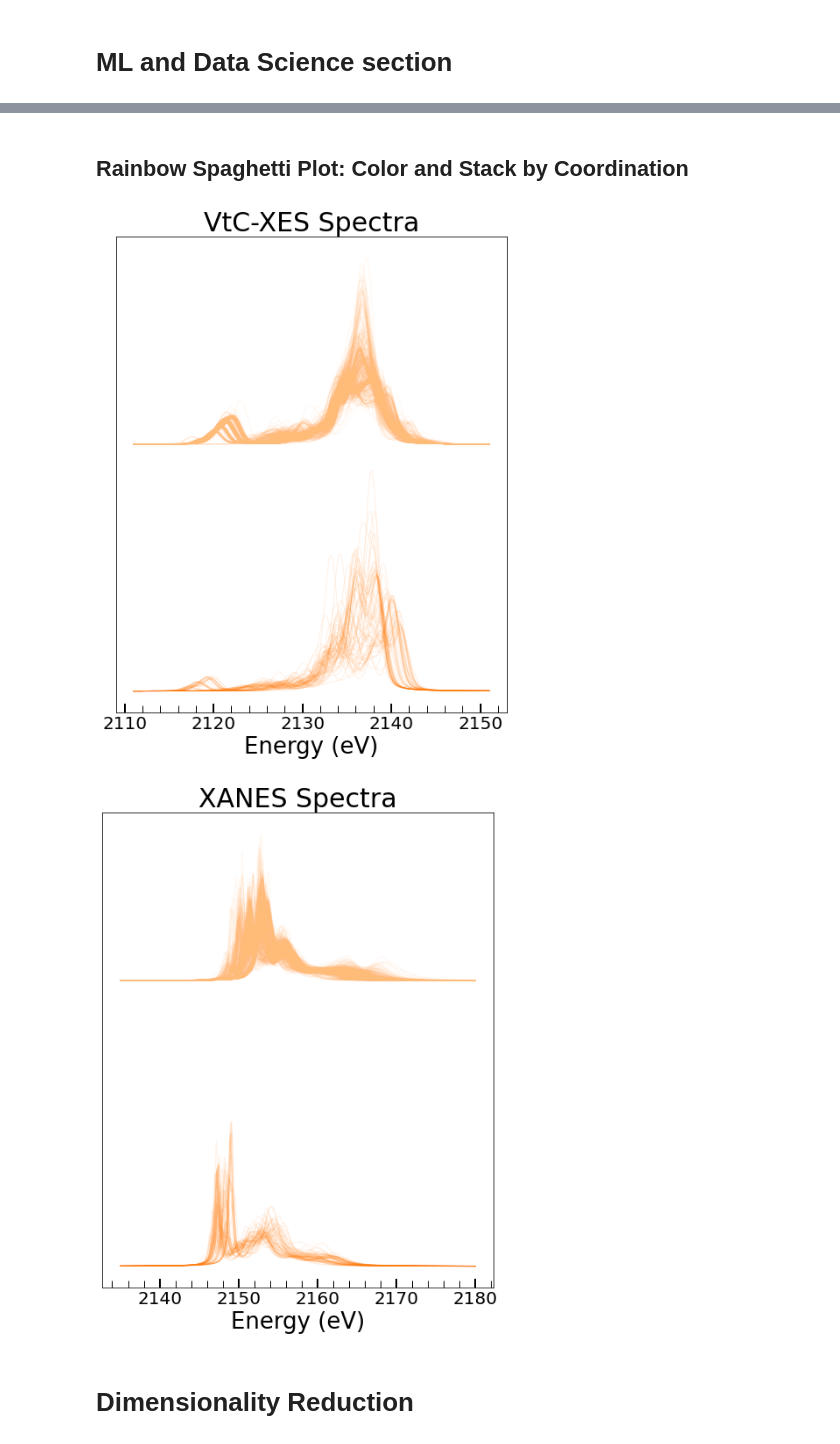
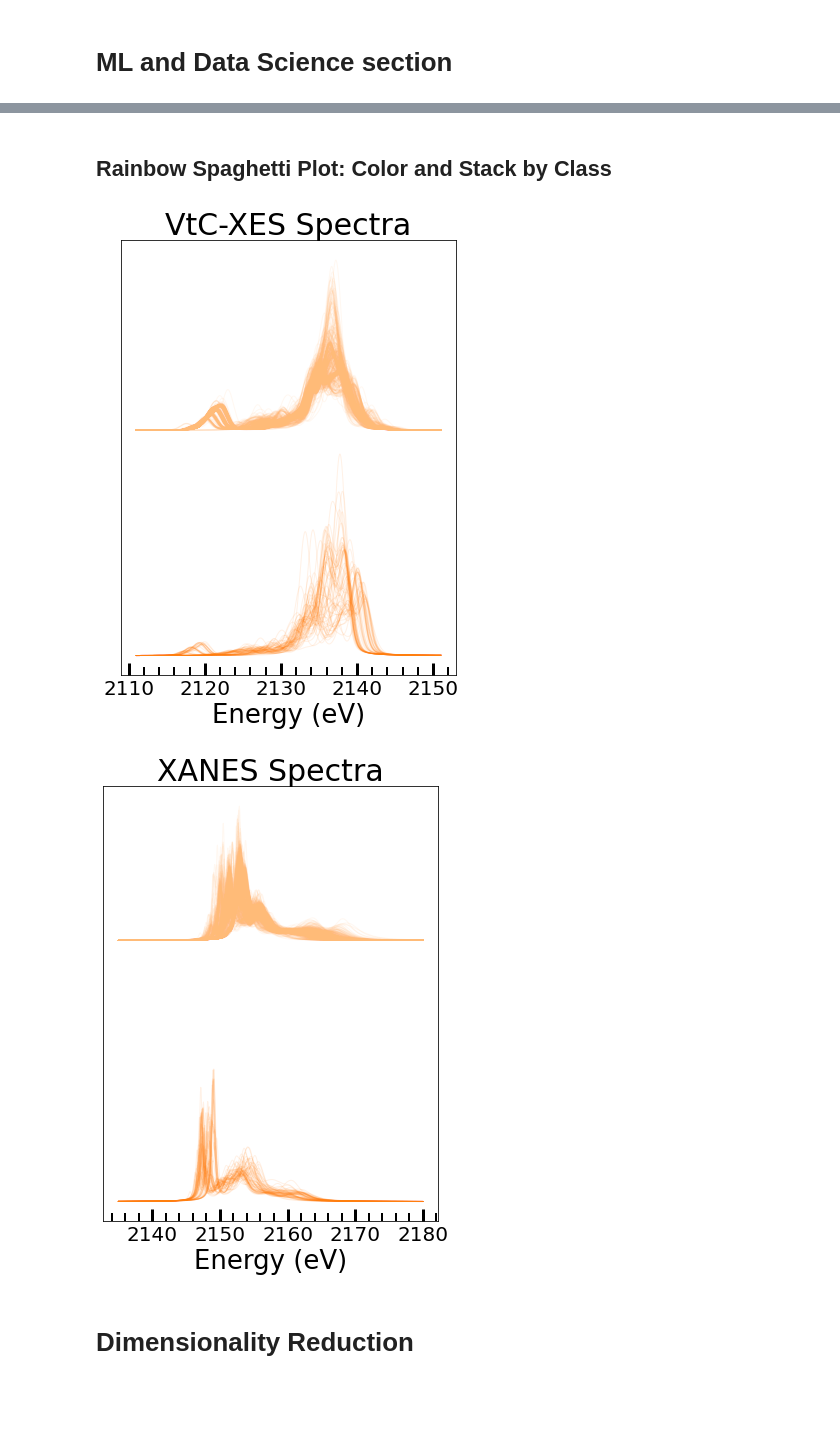
Before and after one commit to Seidler-Lab/Phosphorus-ML-Project, a Jupyter notebook: Data_Analysis_Sam.ipynb, the cells around one changed output, grey strips where cells are left out. Saved outputs shown, nothing was run; the diff lists cells and outputs as text; code cells hidden in the pictures; blank space fills up the shorter version.

Commit message:
updating figures and analysis

```diff
--- a/Data_Analysis_Sam.ipynb
+++ b/Data_Analysis_Sam.ipynb
@@ -232,17 +185,17 @@ xanesplt = plot_spaghetti(plt.subplots(figsize=(12,8)), compoundmap, mode='XANES
 # %% [markdown]
-## Rainbow Spaghetti Plot: Color and Stack by Coordination
+## Rainbow Spaghetti Plot: Color and Stack by Class
 # %%
 codemap = coordcodemap
 
 hiddenCIDS = np.array([c['CID'] for c in X_data if not c['CID'] in codemap.keys()])
 
-xesspagplt = plot_spaghetti(plt.subplots(figsize=(8,10)), compoundmap, colorcodemap=codemap, binmap=codemap,
+xesspagplt = plot_spaghetti(plt.subplots(figsize=(6,8)), compoundmap, colorcodemap=codemap, binmap=codemap,
                mode='XES', coloralpha=0.1, hiddencids=hiddenCIDS, colormap=plt.cm.tab10, hiddenalpha=0, scale=False)
-xanesspagplt = plot_spaghetti(plt.subplots(figsize=(8,10)), compoundmap, colorcodemap=codemap, binmap=codemap,
+xanesspagplt = plot_spaghetti(plt.subplots(figsize=(6,8)), compoundmap, colorcodemap=codemap, binmap=codemap,
                mode='XANES', coloralpha=0.1, hiddencids=hiddenCIDS, colormap=plt.cm.tab10, hiddenalpha=0, scale=False)
 # %% [output]
-[figure, old version]
+[figure, new version]
-[figure, old version]
+[figure, new version]
 # %% [markdown]
 # Dimensionality Reduction
 # %% [markdown]
```
Also changed, not shown: parts of 42 cells of this notebook, 1 other file.
